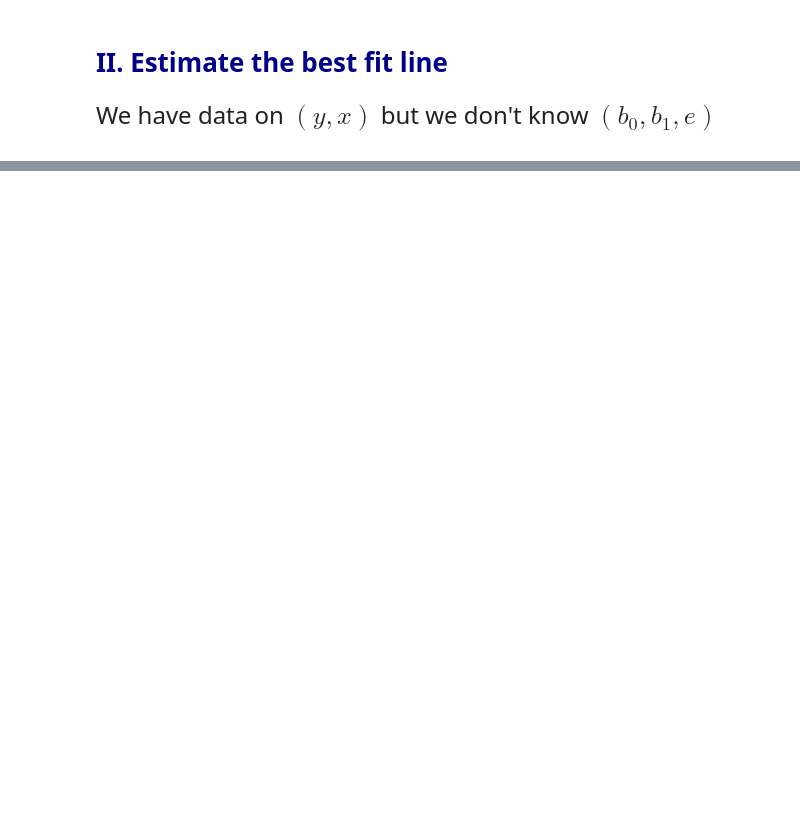
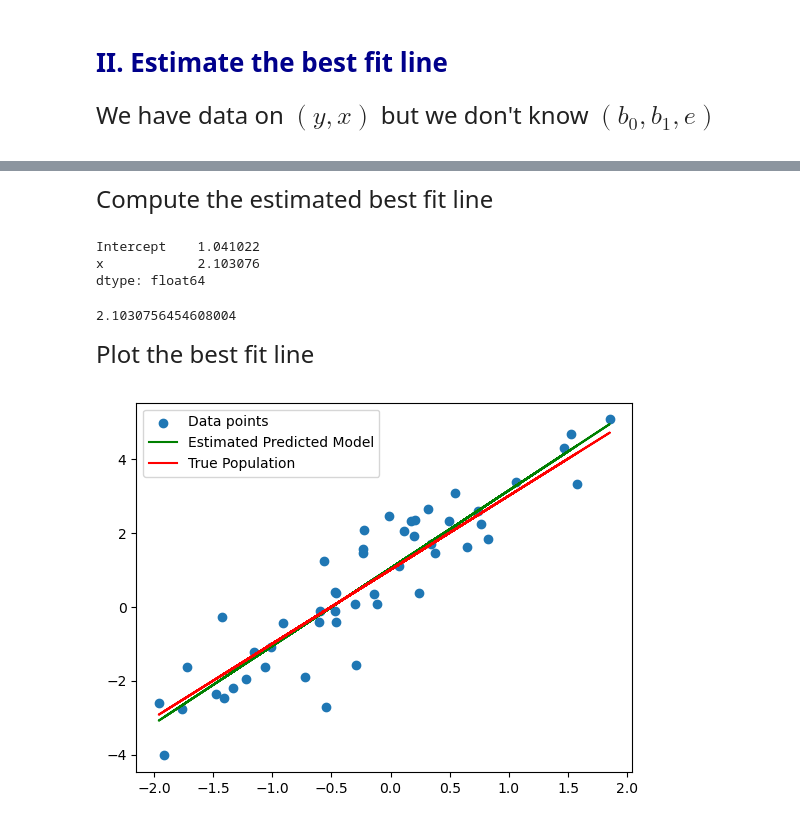
Before and after one commit to jadarro/qtm151_fall_2023, a Jupyter notebook: lecture_10/personal_lecture10.ipynb, the cells around one changed output, grey strips where cells are left out. Saved outputs shown, nothing was run; the diff lists cells and outputs as text; code cells hidden in the pictures; blank space fills up the shorter version.

```diff
--- a/lecture_10/personal_lecture10.ipynb
+++ b/lecture_10/personal_lecture10.ipynb
@@ -124,0 +176,15 @@ We have data on $(y,x)$ but we don't know $(b_0,b_1, e)$
+# %%
+#------------------------------------------------------------------------------#
+# We use the subfunction "ols()" in the library "smf"
+#---- (i) The first argument is a string called "formula" with the format
+#-------- "outcome ~ indepdent_vars"
+#----(ii) the second argument is the dataset
+# The second line fits the model with standard errors "cov". In this case we
+# use "robust" standard errors (HC1)
+#-------------------------------------------------------------------------------#
+
+model   = smf.ols(formula = 'y ~  x',data = dataset)
+results = model.fit(cov_type = "HC1")
+
+# Can also run as one line
+# results = smf.ols(formula = 'y ~ x',data = dataset).fit(cov = "HC1")
@@ -124,0 +215,41 @@ We have data on $(y,x)$ but we don't know $(b_0,b_1, e)$
+# %% [markdown]
+<font size = "5">
+
+Compute the estimated best fit line
+# %%
+# We will use ".params" to get the attribute "parameters from the results"
+
+b_list = results.params
+print(b_list)
+
+# We can then compute the "estimated" best fit lines
+# by extracting the intercept and slop from "b_list"
+
+dataset["p_estimated"] = b_list[0] + b_list[1]  * dataset["x"]
+
+# Note: The estimators for "b0" and "b1" are close to
+# the values we used to generate the data
+# %% [output]
+Intercept    1.041022
+x            2.103076
+dtype: float64
+# %%
+results.params[1]
+# %% [output]
+2.1030756454608004
+# %% [markdown]
+<font size = "5">
+
+Plot the best fit line
+# %%
+# Use scatter twice, with different "y" inputs
+# THe "legend" command creates a box on with the color labels
+
+plt.scatter(x = dataset["x"],y = dataset["y"])
+plt.plot(dataset["x"],dataset["p_estimated"], color = 'green')
+plt.plot(dataset['x'], dataset["p"], color = "red")
+
+plt.legend(labels = ["Data points","Estimated Predicted Model", "True Population"])
+plt.show()
+# %% [output]
+[figure, added]
```
Also changed, not shown: parts of 18 cells of this notebook.
